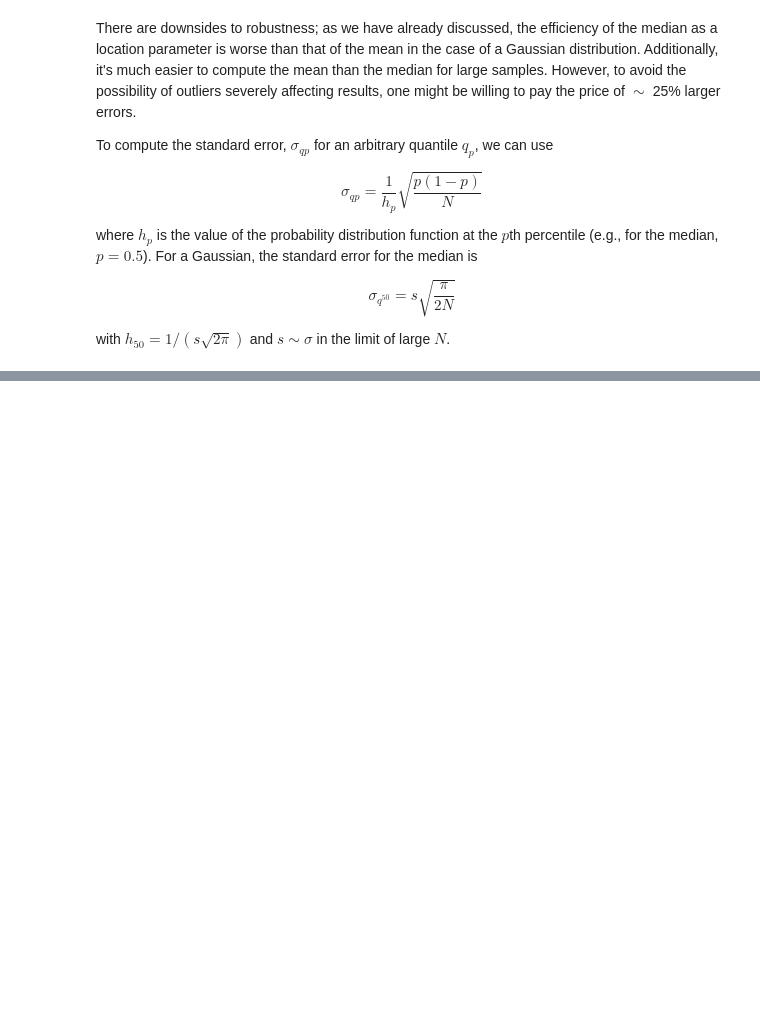
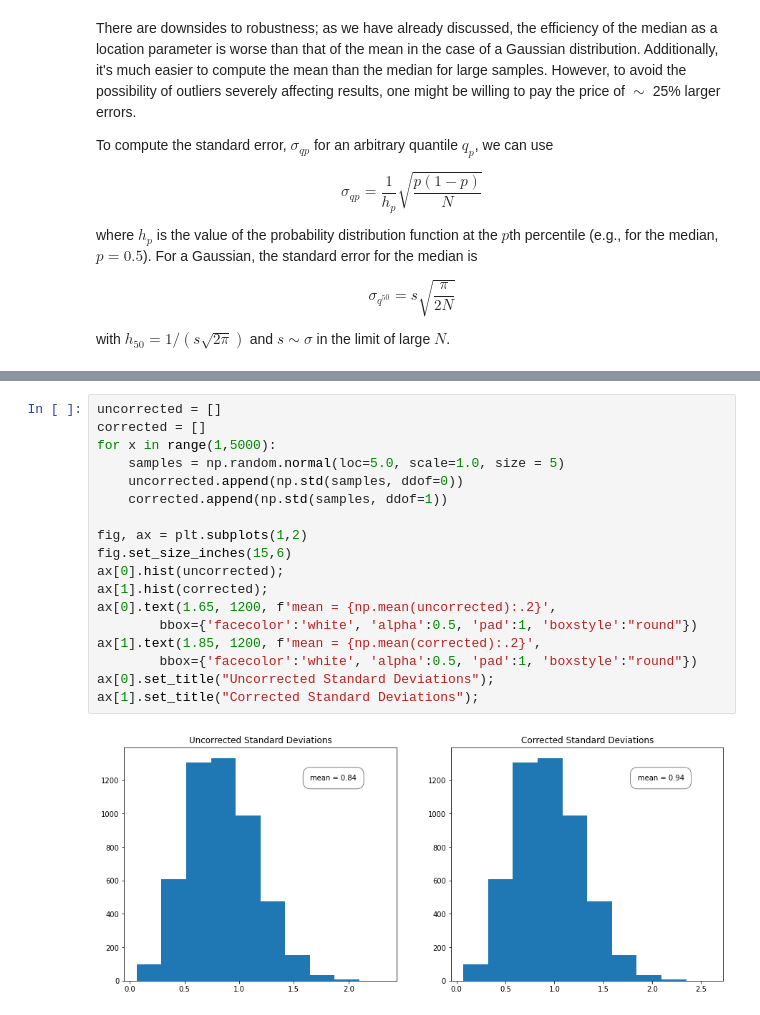
Before and after one commit to astroML/astroML-notebooks, a Jupyter notebook: chapter3/astroml_chapter3_Descriptive_Statistics.ipynb, the cells around one changed output, grey strips where cells are left out. Cells and saved outputs as stored; diff of their text form; blank space fills up the shorter version.

```diff
--- a/chapter3/astroml_chapter3_Descriptive_Statistics.ipynb
+++ b/chapter3/astroml_chapter3_Descriptive_Statistics.ipynb
@@ -267,0 +322,20 @@ with $h_{50} = 1/(s\sqrt{2\pi})$ and $s \sim \sigma$ in the limit of large $N$.
+# %%
+uncorrected = []
+corrected = []
+for x in range(1,5000):
+    samples = np.random.normal(loc=5.0, scale=1.0, size = 5)
+    uncorrected.append(np.std(samples, ddof=0))
+    corrected.append(np.std(samples, ddof=1))
+
+fig, ax = plt.subplots(1,2)
+fig.set_size_inches(15,6)
+ax[0].hist(uncorrected);
+ax[1].hist(corrected);
+ax[0].text(1.65, 1200, f'mean = {np.mean(uncorrected):.2}',
+        bbox={'facecolor':'white', 'alpha':0.5, 'pad':1, 'boxstyle':"round"})
+ax[1].text(1.85, 1200, f'mean = {np.mean(corrected):.2}',
+        bbox={'facecolor':'white', 'alpha':0.5, 'pad':1, 'boxstyle':"round"})
+ax[0].set_title("Uncorrected Standard Deviations");
+ax[1].set_title("Corrected Standard Deviations");
+# %% [output]
+[figure, added]
```
Also changed, not shown: parts of 5 cells of this notebook.
